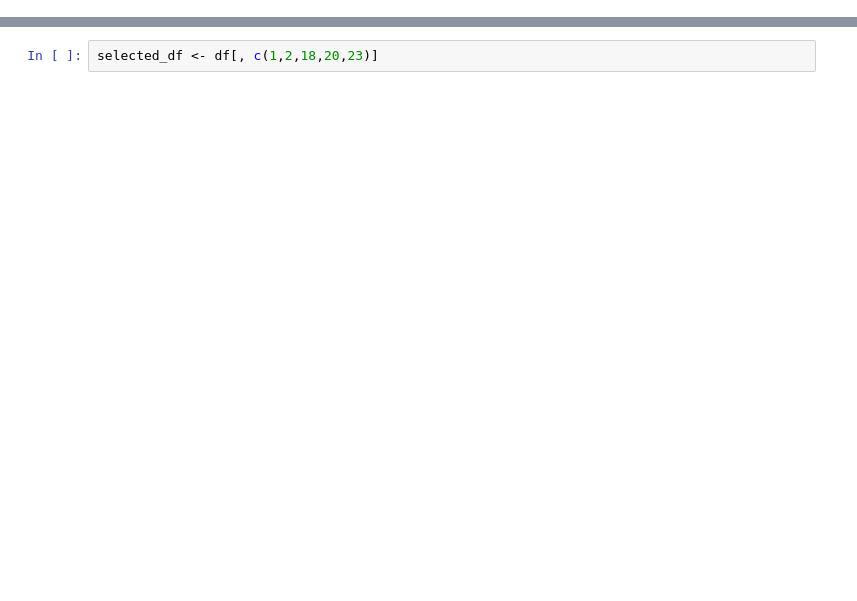
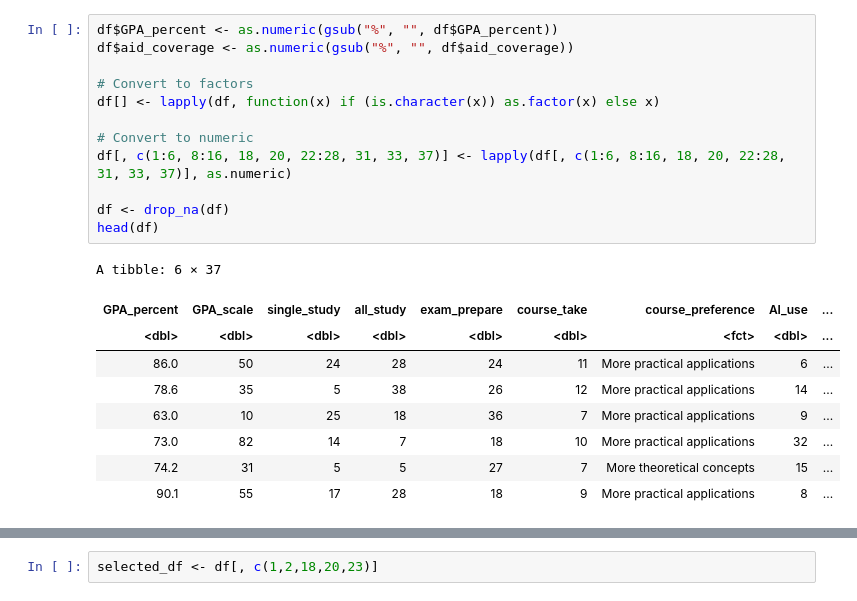
Before and after one commit to Speculatorrr/ECON326-Tuition-on-GPA-Regression, a Jupyter notebook: project.ipynb, the cells around one changed output, grey strips where cells are left out. Drawn from its saved outputs; the diff is of its cells as text; blank space fills up the shorter version.

```diff
--- a/project.ipynb
+++ b/project.ipynb
@@ -22 +68,23 @@ A tibble: 6 × 37
+# %%
+df$GPA_percent <- as.numeric(gsub("%", "", df$GPA_percent))
+df$aid_coverage <- as.numeric(gsub("%", "", df$aid_coverage))
+
+# Convert to factors
+df[] <- lapply(df, function(x) if (is.character(x)) as.factor(x) else x)
+
+# Convert to numeric
+df[, c(1:6, 8:16, 18, 20, 22:28, 31, 33, 37)] <- lapply(df[, c(1:6, 8:16, 18, 20, 22:28, 31, 33, 37)], as.numeric)
+
+df <- drop_na(df)
+head(df)
+# %% [output]
+A tibble: 6 × 37
+| GPA_percent | GPA_scale | single_study | all_study | exam_prepare | course_take | course_preference | AI_use | ... |
+| <dbl> | <dbl> | <dbl> | <dbl> | <dbl> | <dbl> | <fct> | <dbl> | ... |
+| 86.0 | 50 | 24 | 28 | 24 | 11 | More practical applications | 6 | ... |
+| 78.6 | 35 | 5 | 38 | 26 | 12 | More practical applications | 14 | ... |
+| 63.0 | 10 | 25 | 18 | 36 | 7 | More practical applications | 9 | ... |
+| 73.0 | 82 | 14 | 7 | 18 | 10 | More practical applications | 32 | ... |
+| 74.2 | 31 | 5 | 5 | 27 | 7 | More theoretical concepts | 15 | ... |
+| 90.1 | 55 | 17 | 28 | 18 | 9 | More practical applications | 8 | ... |
 # %%
```
Also changed, not shown: parts of 7 cells of this notebook.
